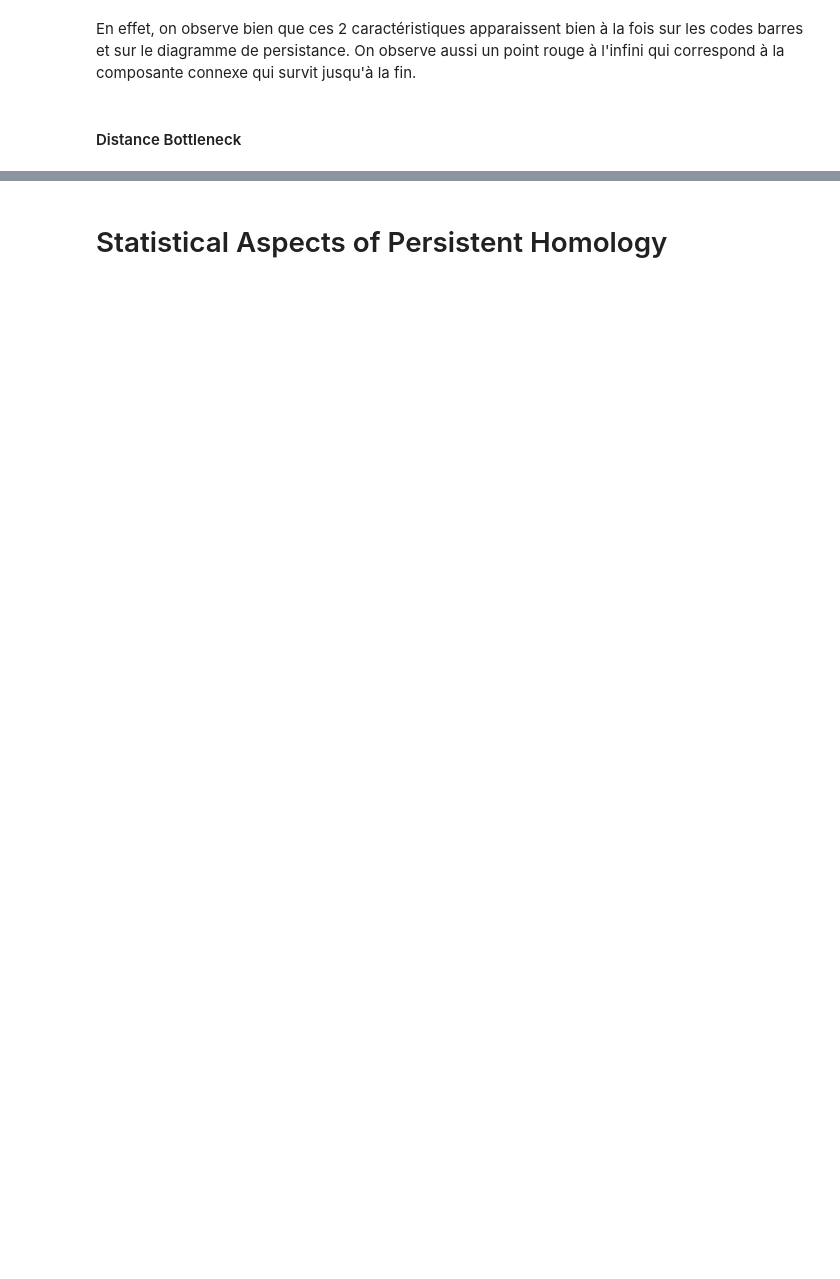
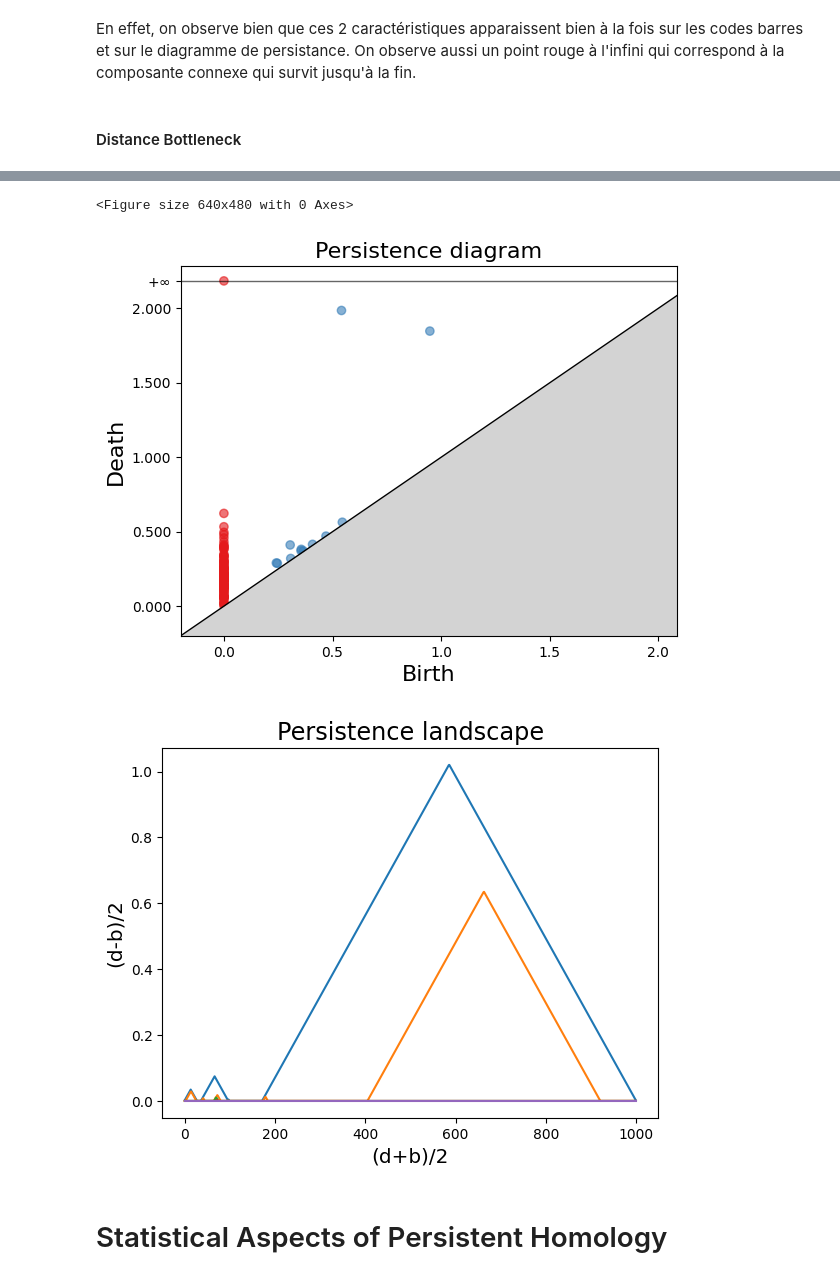
Before and after one commit to florandefossez/TDA_project, a Jupyter notebook: report.ipynb, the cells around one changed output, grey strips where cells are left out. Drawn from its saved outputs; the diff is of its cells as text; code cells hidden in the pictures; blank space fills up the shorter version.

```diff
--- a/report.ipynb
+++ b/report.ipynb
@@ -362,2 +365,32 @@ De par leur construction, les persistance landscape représentent la même infor
+# %%
+points = utils.anulus(50)
+points[:,1] += 2.5
+points = np.concatenate((points, utils.anulus(50)))
+
+rips_complex = gd.RipsComplex(points=points)
+simplex_tree = rips_complex.create_simplex_tree(max_dimension = 2)
+BarCodes_Rips = simplex_tree.persistence()
+I = simplex_tree.persistence_intervals_in_dimension(1)
+
+LS = gd.representations.Landscape(resolution=1000)
+L = LS.fit_transform([I])
+
+plt.figure('figure1')
+gd.plot_persistence_diagram(BarCodes_Rips)
+
+plt.figure('figure2')
+plt.plot(L[0][:1000])
+plt.plot(L[0][1000:2000])
+plt.plot(L[0][2000:3000])
+plt.plot(L[0][3000:4000])
+plt.plot(L[0][4000:5000])
+plt.title("Persistence landscape", size='xx-large')
+plt.xlabel('(d+b)/2', size='x-large')
+plt.ylabel('(d-b)/2', size='x-large')
+plt.show()
+# %% [output]
+<Figure size 640x480 with 0 Axes>
+[figure, added]
+[figure, added]
 # %% [markdown]
 # Statistical Aspects of Persistent Homology
```
Also changed, not shown: parts of 24 cells of this notebook.
